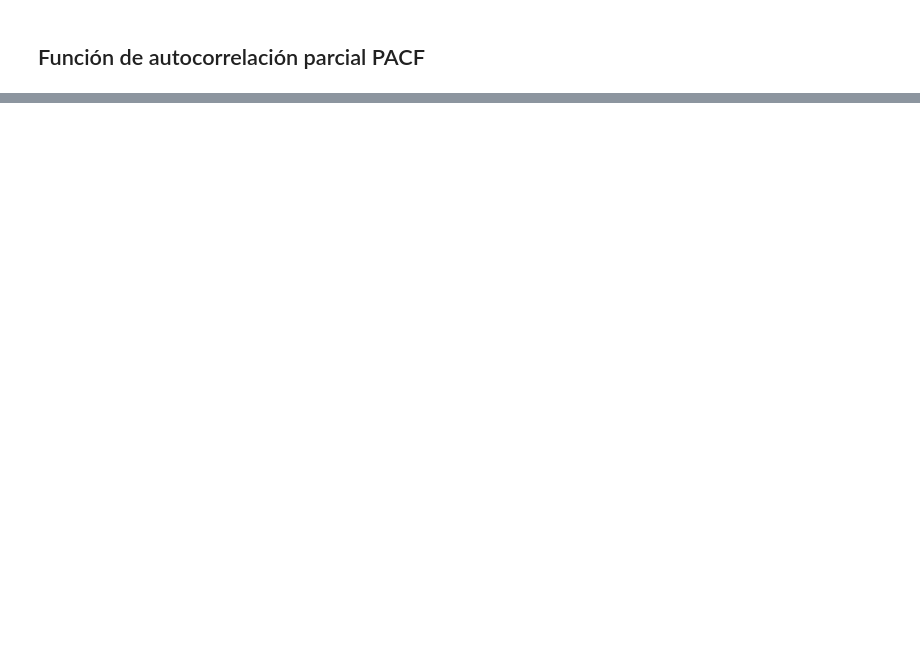
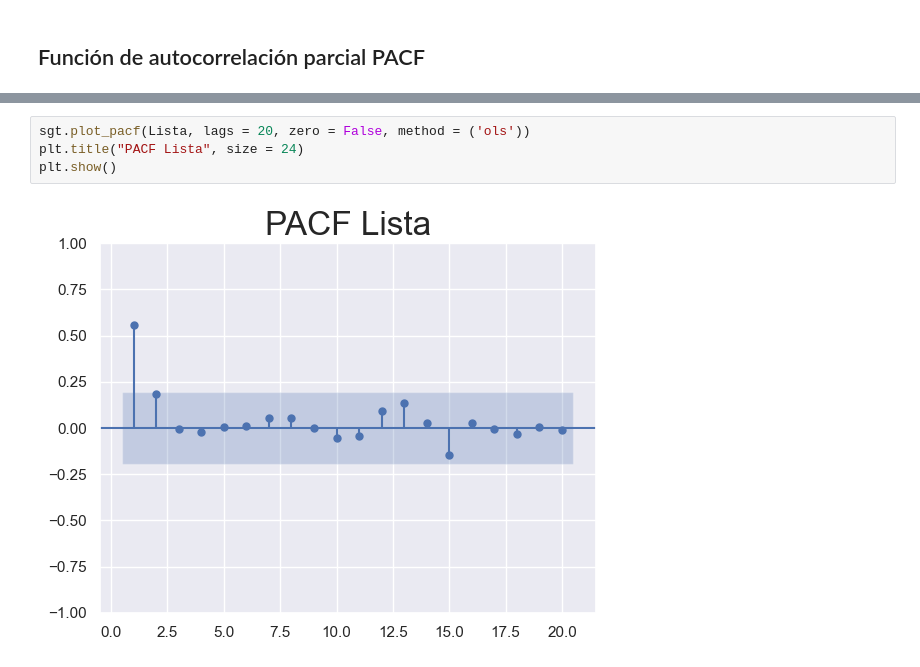
Before and after one commit to Chefi/Modelos-de-Control-de-Producci-n, a Jupyter notebook: Series de Tiempo en Python.ipynb, the cells around one changed output, grey strips where cells are left out. Drawn from its saved outputs; the diff is of its cells as text; blank space fills up the shorter version.

```diff
--- a/Series de Tiempo en Python.ipynb
+++ b/Series de Tiempo en Python.ipynb
@@ -229,0 +375,6 @@ plt.show()
+# %%
+sgt.plot_pacf(Lista, lags = 20, zero = False, method = ('ols'))
+plt.title("PACF Lista", size = 24)
+plt.show()
+# %% [output]
+[figure, added]
```
Also changed, not shown: parts of 42 cells of this notebook.
